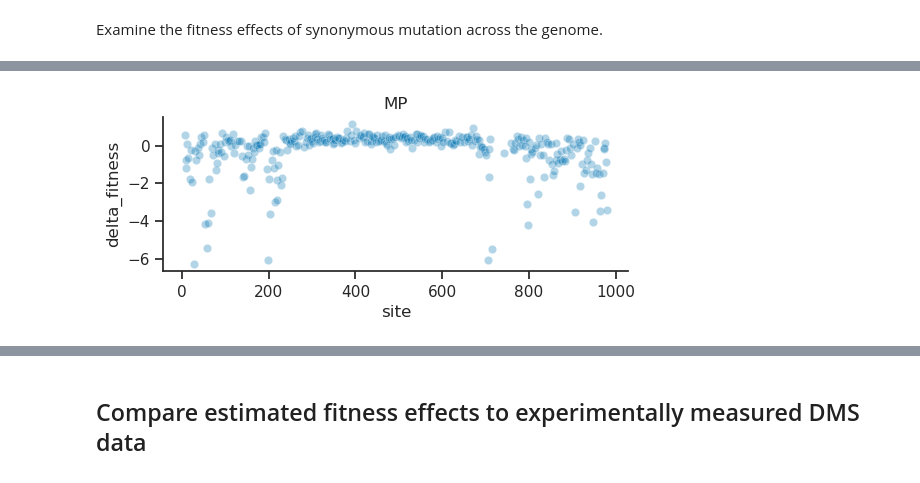
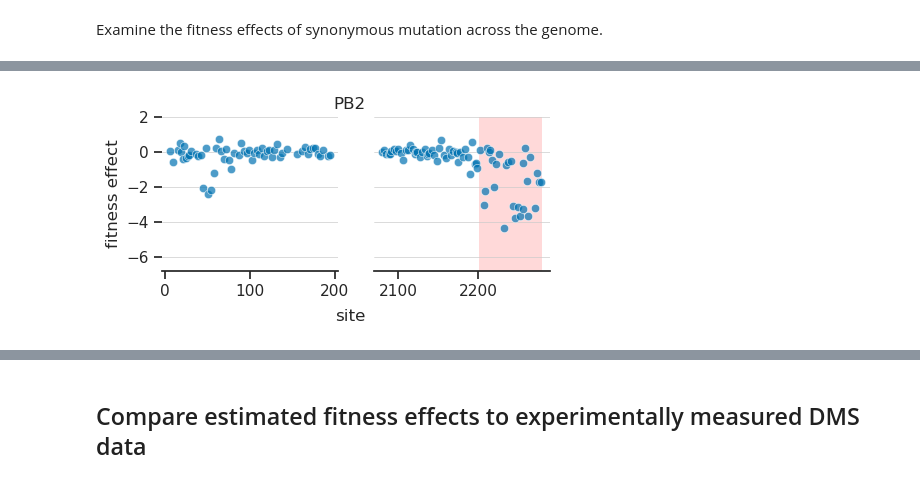
Before and after one commit to matsengrp/flu-mut-rates, a Jupyter notebook: notebooks/analyze_fitness_effects.ipynb, the cells around one changed output, grey strips where cells are left out. Saved outputs shown, nothing was run; the diff lists cells and outputs as text; code cells hidden in the pictures.

```diff
--- a/notebooks/analyze_fitness_effects.ipynb
+++ b/notebooks/analyze_fitness_effects.ipynb
@@ -189,10 +217,39 @@ plt.show()
-# %%
-segment = 'MP'
-data = syn_data[(syn_data['segment'] == segment)]
-plt.figure(figsize=[6,2])
-sns.scatterplot(x='site', y='delta_fitness', data=data, alpha=0.3)
-plt.title(segment)
-sns.despine()
-plt.show()
-# %% [output]
-[figure, removed]
+# %%
+segment = 'PB2'
+data = syn_data[(syn_data['segment'] == segment)]
+cds_len = cds_lengths[segment]
+
+left_site_range = (0, 200)
+right_site_range = (data['site'].max()-200, data['site'].max()+1)
+(fig, axs) = plt.subplots(ncols=2, sharey=True, figsize=[5,2])
+
+left_data = data[data['site'].between(*left_site_range)]
+right_data = data[data['site'].between(*right_site_range)]
+sns.scatterplot(x='site', y='delta_fitness', data=left_data, alpha=0.7, ax=axs[0])
+sns.scatterplot(x='site', y='delta_fitness', data=right_data, alpha=0.7, ax=axs[1])
+
+# Shade 3'-vRNA signal on left plot, 5'-vRNA signal on right plot
+for _, row in packaging_signals[packaging_signals['segment'] == segment].iterrows():
+    if row['nt'] == 0:
+        continue
+    if row['end'] == '3prime_vRNA':
+        axs[0].axvspan(1, row['nt'], alpha=0.15, color='red', zorder=0, lw=0)
+    else:  # 5prime_vRNA
+        x_start = cds_len - row['nt'] + 1
+        axs[1].axvspan(x_start, cds_len, alpha=0.15, color='red', zorder=0, lw=0)
+
+axs[0].grid(axis='y', which='both', lw=0.5)
+axs[1].grid(axis='y', which='both', lw=0.5)
+
+axs[0].set(ylabel='fitness effect', xlabel='', ylim=[-6.8,2])
+axs[1].set(xlabel='')
+plt.figtext(0.5, -0.14, 'site', ha='center')
+plt.suptitle(segment, fontsize=12)
+
+sns.despine(left=True, ax=axs[0])
+axs[1].tick_params(axis='y', which='both', left=False, labelleft=False)
+sns.despine(left=True, ax=axs[1])
+
+plt.show()
+# %% [output]
+[figure, added]
```
Also changed, not shown: parts of 10 cells of this notebook, 2 other files.
